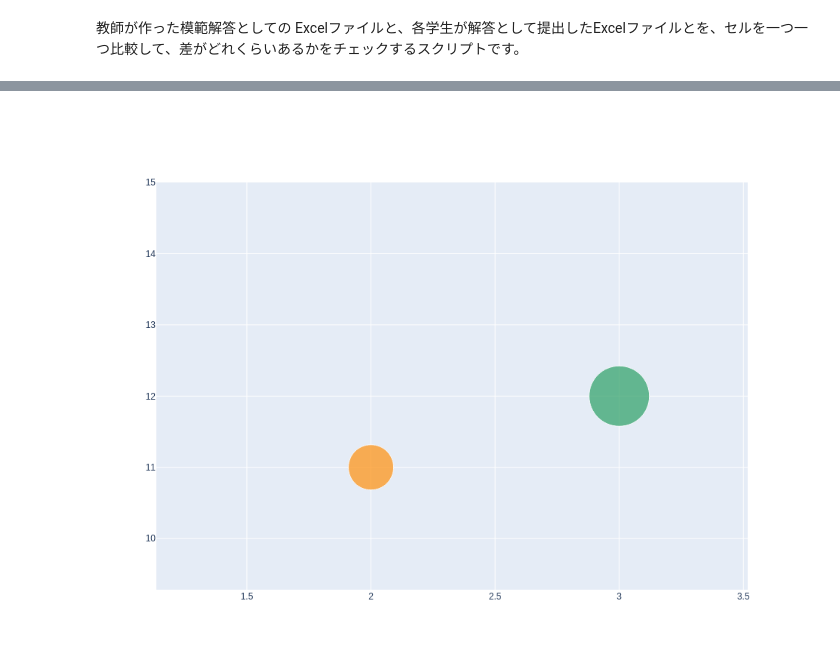
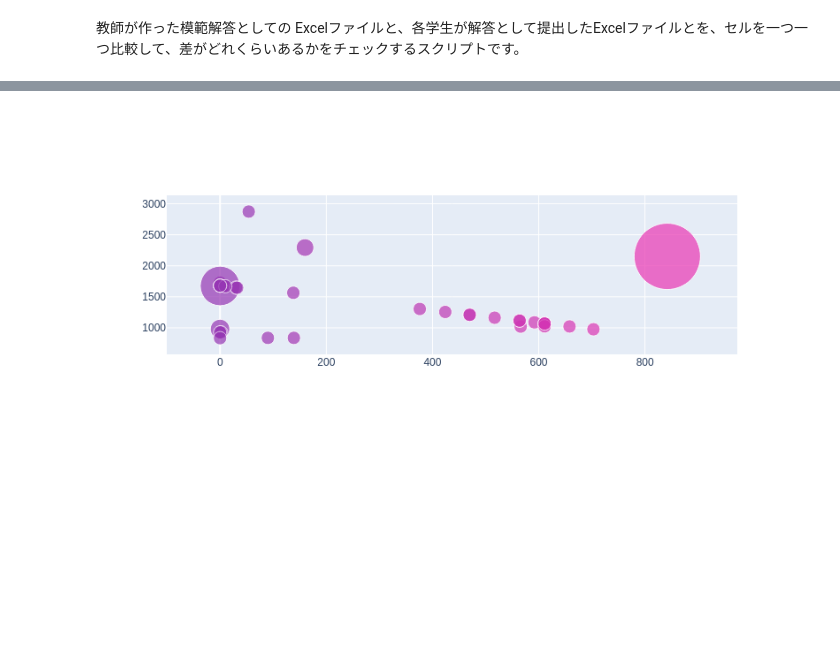
Before and after one commit to kita-toshihiro/excelfiles-screening, a Jupyter notebook: excel_diff1.ipynb, the cells around one changed output, grey strips where cells are left out. Saved outputs shown, nothing was run; the diff lists cells and outputs as text; code cells hidden in the pictures; blank space fills up the shorter version.

```diff
--- a/excel_diff1.ipynb
+++ b/excel_diff1.ipynb
@@ -140,16 +158,10 @@ ediff-st-files/joho_2_02_2_gakusei_sample45.xlsx  diff num = 0  add_num = 0
 # %%
-# https://plotly.com/python/
+# visualize
 import plotly.graph_objects as go
-
 fig = go.Figure(data=[go.Scatter(
-    x=[1, 2, 3, 4], y=[10, 11, 12, 13],
-    text=['A<br>size: 40', 'B<br>size: 60', 'C<br>size: 80', 'D<br>size: 100'],
-    mode='markers',
-    marker=dict(
-        color=['rgb(93, 164, 214)', 'rgb(255, 144, 14)',  'rgb(44, 160, 101)', 'rgb(255, 65, 54)'],
-        size=[40, 60, 80, 100],
-    )
+    x = xlist, y = ylist, text = textlist,
+    mode = 'markers',
+    marker = dict( color = colorlist, size = sizelist, )
 )])
-
 fig.show()
 # %% [output]
@@ -156 +169 @@ fig.show()
-[figure, old version]
+[figure, new version]
```
Also changed, not shown: parts of 4 cells of this notebook.
